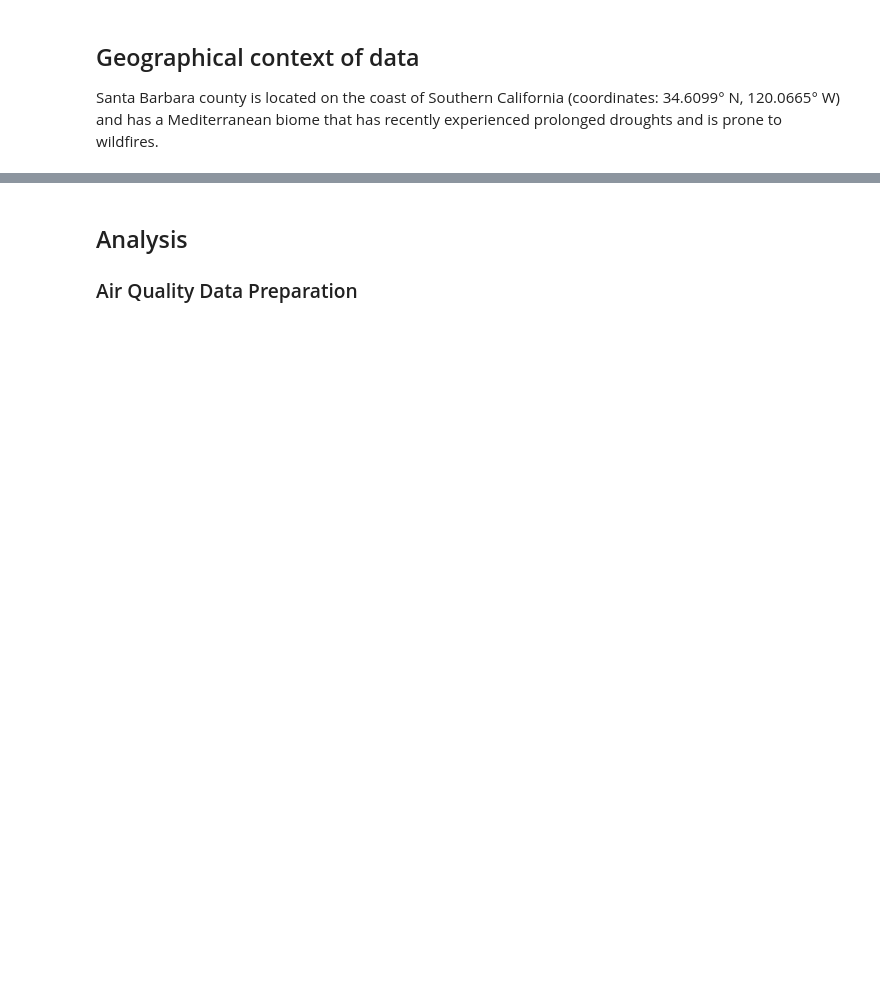
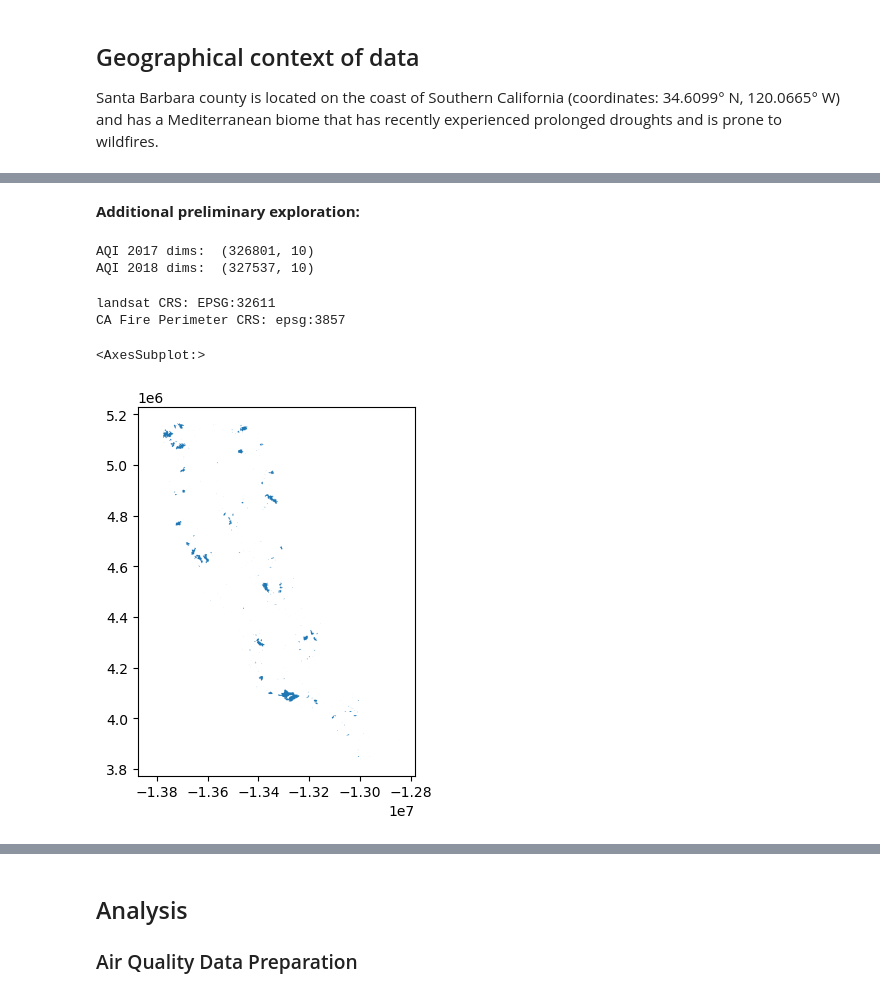
Before and after one commit to amandaherbst/eds220-thomas-fire, a Jupyter notebook: hwk4-task3-thomas-fire.ipynb, the cells around one changed output, grey strips where cells are left out. Saved outputs shown, nothing was run; the diff lists cells and outputs as text; code cells hidden in the pictures; blank space fills up the shorter version.

```diff
--- a/hwk4-task3-thomas-fire.ipynb
+++ b/hwk4-task3-thomas-fire.ipynb
@@ -70,0 +117,22 @@ Santa Barbara county is located on the coast of Southern California (coordinates
+# %% [markdown]
+**Additional preliminary exploration:**
+# %%
+# check dimensions of air quality data
+print("AQI 2017 dims: ", aqi_17.shape)
+print("AQI 2018 dims: ", aqi_18.shape)
+# %% [output]
+AQI 2017 dims:  (326801, 10)
+AQI 2018 dims:  (327537, 10)
+# %%
+# check crs for raster and shapefile data
+print('landsat CRS:', landsat.rio.crs)
+print('CA Fire Perimeter CRS:', ca_fire.crs)
+# %% [output]
+landsat CRS: EPSG:32611
+CA Fire Perimeter CRS: epsg:3857
+# %%
+# plot ca fires
+ca_fire.plot()
+# %% [output]
+<AxesSubplot:>
+[figure, added]
```
Also changed, not shown: parts of 18 cells of this notebook, 1 other file.
